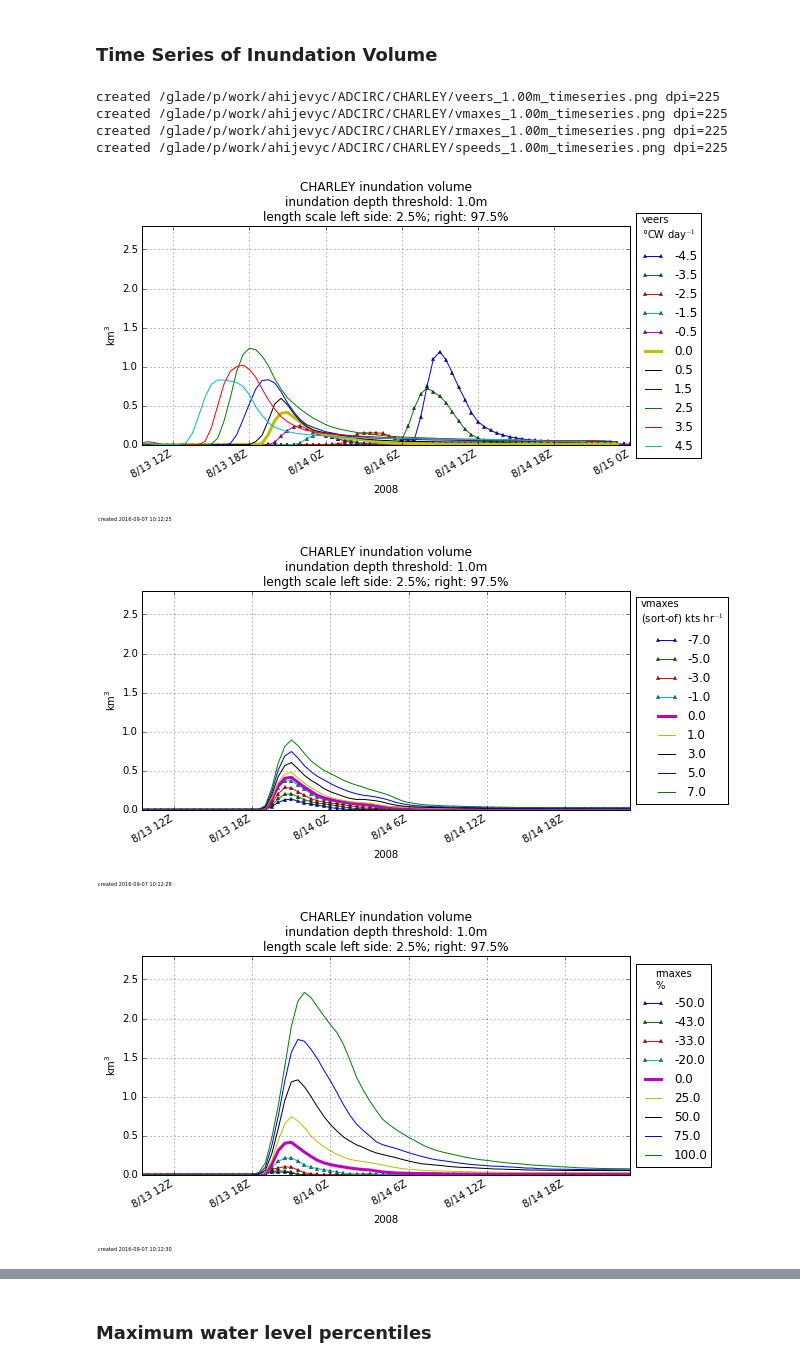
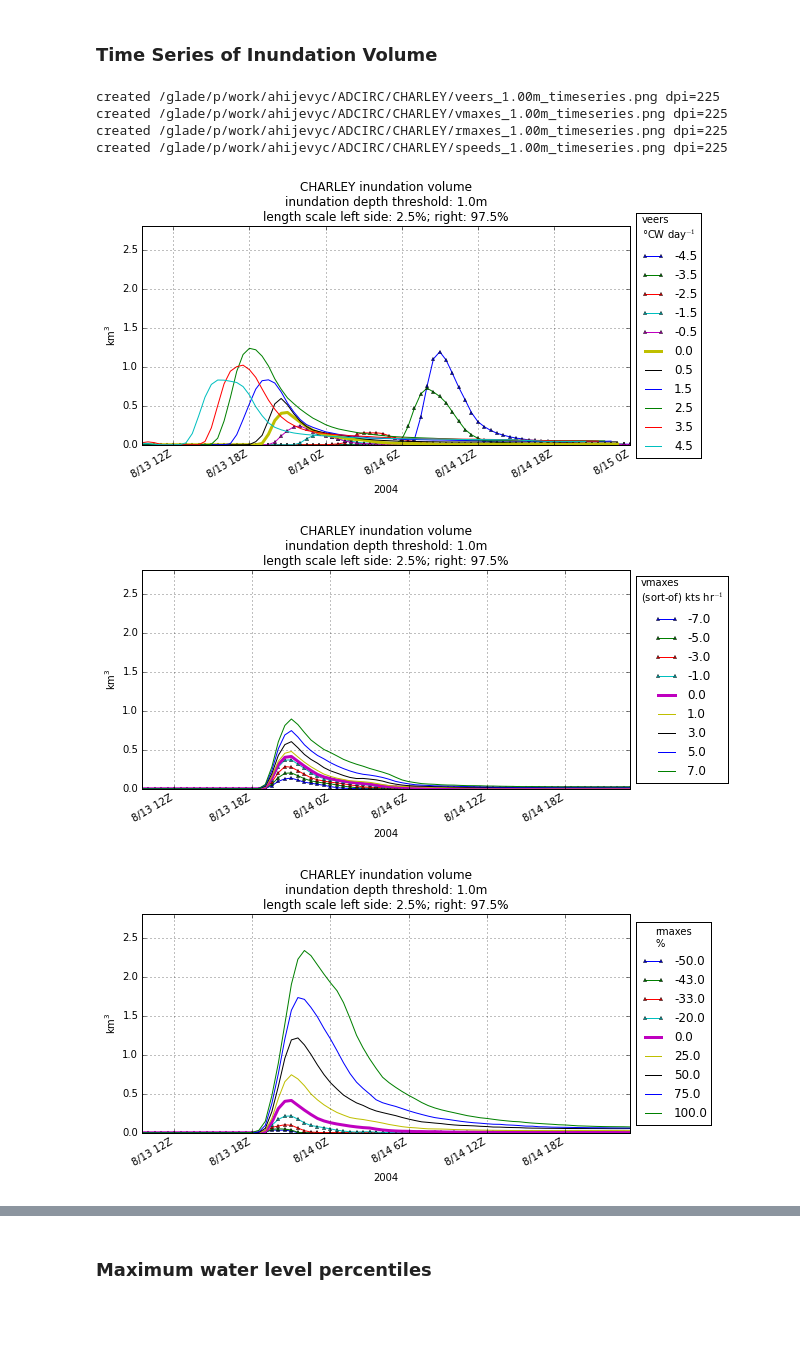
Before and after one commit to ahijevyc/ADCIRC, a Jupyter notebook: CHARLEY.ipynb, the cells around one changed output, grey strips where cells are left out. Drawn from its saved outputs; the diff is of its cells as text; code cells hidden in the pictures; blank space fills up the shorter version.

Commit message:
added r squared symbol to axis label, fixed basetime reference in time series plots

```diff
--- a/CHARLEY.ipynb
+++ b/CHARLEY.ipynb
@@ -411,34 +411,34 @@ for perturbation in [veers, vmaxes, rmaxes, speeds]:
         print "no values for "+perturbation.name+" perturbation"
         continue
 
     fig, ax = plt.subplots(figsize=(8,5))
     plt.title(perturbation.title)
     plt.tight_layout(rect=(0.0,0.06,0.93,0.96))
     #print perturbation.values, perturbation.name, perturbation.dirname
     vdirs = perturbation.dirname
     for i, pert in enumerate(perturbation):
         thick = 3 if float(pert) == 0 else 1
         plt.plot(perturbation.time[i],perturbation.inund[i],label=pert,linewidth=thick,marker='^'if float(pert)<0 else '',markersize=3)
 
     units = '$\mathregular{km^3}$'
     plt.ylabel(units)
 
     plt.grid()
     ax.set_ylim(0,2.8)
     if perturbation.storm.name == 'IKE': ax.set_ylim(0,60.)
     ax.xaxis.set_major_formatter(dates.DateFormatter('%-m/%-d %-H'+'Z'))
     ax.xaxis.set_major_locator(dates.HourLocator(byhour=[0,6,12,18]))
     fig.autofmt_xdate()
-    plt.xlabel(base_date.strftime("%Y"))
+    plt.xlabel(perturbation.time[0][0].strftime("%Y"))
 
     # put legend to the right of the current axis
     plt.legend(loc='center left', bbox_to_anchor=(1,0.5), title=perturbation.name+"\n"+perturbation.units)
     status = mysavfig(perturbation.storm.basedir+perturbation.name+'_'+perturbation.Ithresh+'_timeseries.png',dpi=225)
 # %% [output]
 created /glade/p/work/ahijevyc/ADCIRC/CHARLEY/veers_1.00m_timeseries.png dpi=225
 created /glade/p/work/ahijevyc/ADCIRC/CHARLEY/vmaxes_1.00m_timeseries.png dpi=225
 created /glade/p/work/ahijevyc/ADCIRC/CHARLEY/rmaxes_1.00m_timeseries.png dpi=225
 created /glade/p/work/ahijevyc/ADCIRC/CHARLEY/speeds_1.00m_timeseries.png dpi=225
-[figure, old version]
+[figure, new version]
-[figure, old version]
+[figure, new version]
-[figure, old version]
+[figure, new version]
```
Also changed, not shown: parts of 9 cells of this notebook.
